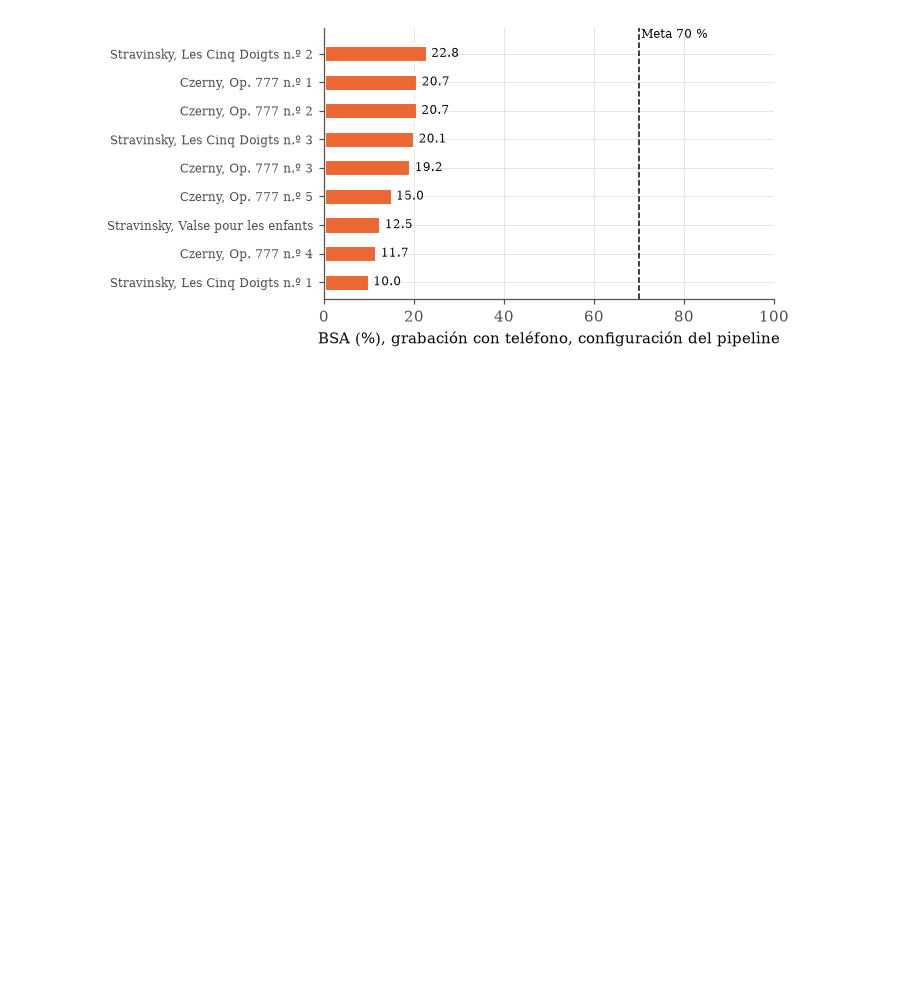
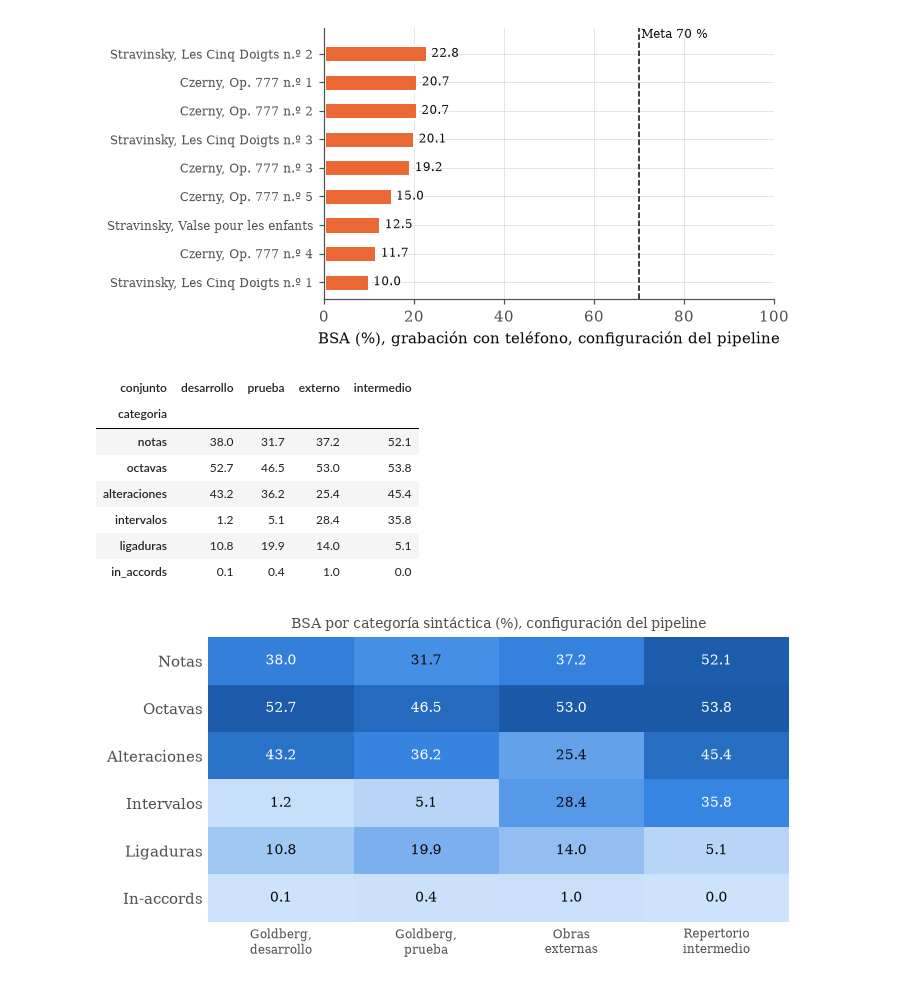
Before and after one commit to G2309/amt-braille-translator, a Jupyter notebook: notebooks/resultados-figuras.ipynb, the cells around one changed output. Drawn from its saved outputs; the diff is of its cells as text; code cells hidden in the pictures; blank space fills up the shorter version.

```diff
--- a/notebooks/resultados-figuras.ipynb
+++ b/notebooks/resultados-figuras.ipynb
@@ -264,3 +267,37 @@ solo[["nombre", "bsa", "f1_notas_por_compas", "alturas", "ritmo"]].round(3)
 | czerny_1 | Czerny, Op. 777 n.º 1 | 0.207 | 0.221 | 0.159 | 0.559 |
 | cinq_doigts_2 | Stravinsky, Les Cinq Doigts n.º 2 | 0.228 | 0.220 | 0.076 | 0.375 |
 [figure]
+# %%
+from matplotlib.colors import LinearSegmentedColormap
+c = pd.read_csv(R / "oe5_categorias_pipeline.csv")
+cats = [("notas", "Notas"), ("octavas", "Octavas"), ("alteraciones", "Alteraciones"), ("intervalos", "Intervalos"),
+        ("ligaduras", "Ligaduras"), ("in_accords", "In-accords")]
+conj = [("desarrollo", "Goldberg,\ndesarrollo"), ("prueba", "Goldberg,\nprueba"), ("externo", "Obras\nexternas"), ("intermedio", "Repertorio\nintermedio")]
+m = c.pivot_table(index="categoria", columns="conjunto", values="bsa").reindex([k for k, _ in cats])[[k for k, _ in conj]] * 100
+# Rampa secuencial azul de la paleta validada, de casi cero a máximo
+azules = LinearSegmentedColormap.from_list("azul", ["#cde2fb", "#86b6ef", "#3987e5", "#1c5cab", "#0d366b"])
+fig, ax = plt.subplots(figsize=(6.5, 3.4))
+ax.imshow(m.values, cmap=azules, vmin=0, vmax=70, aspect="auto")
+for i in range(m.shape[0]):
+    for j in range(m.shape[1]):
+        v = m.values[i, j]
+        ax.text(j, i, f"{v:.1f}", ha="center", va="center", fontsize=9, color="white" if v > 35 else TINTA)
+ax.set_xticks(range(len(conj)), [n for _, n in conj], fontsize=8)
+ax.set_yticks(range(len(cats)), [n for _, n in cats])
+ax.tick_params(length=0)
+ax.grid(False)
+for lado in ax.spines.values():
+    lado.set_visible(False)
+ax.set_title("BSA por categoría sintáctica (%), configuración del pipeline", fontsize=9, color=TINTA_2)
+guardar(fig, "oe5_categorias")
+m.round(1)
+# %% [output]
+| conjunto | desarrollo | prueba | externo | intermedio |
+| categoria |  |  |  |  |
+| notas | 38.0 | 31.7 | 37.2 | 52.1 |
+| octavas | 52.7 | 46.5 | 53.0 | 53.8 |
+| alteraciones | 43.2 | 36.2 | 25.4 | 45.4 |
+| intervalos | 1.2 | 5.1 | 28.4 | 35.8 |
+| ligaduras | 10.8 | 19.9 | 14.0 | 5.1 |
+| in_accords | 0.1 | 0.4 | 1.0 | 0.0 |
+[figure, added]
```
Also changed, not shown: parts of 8 cells of this notebook, 14 other files.
